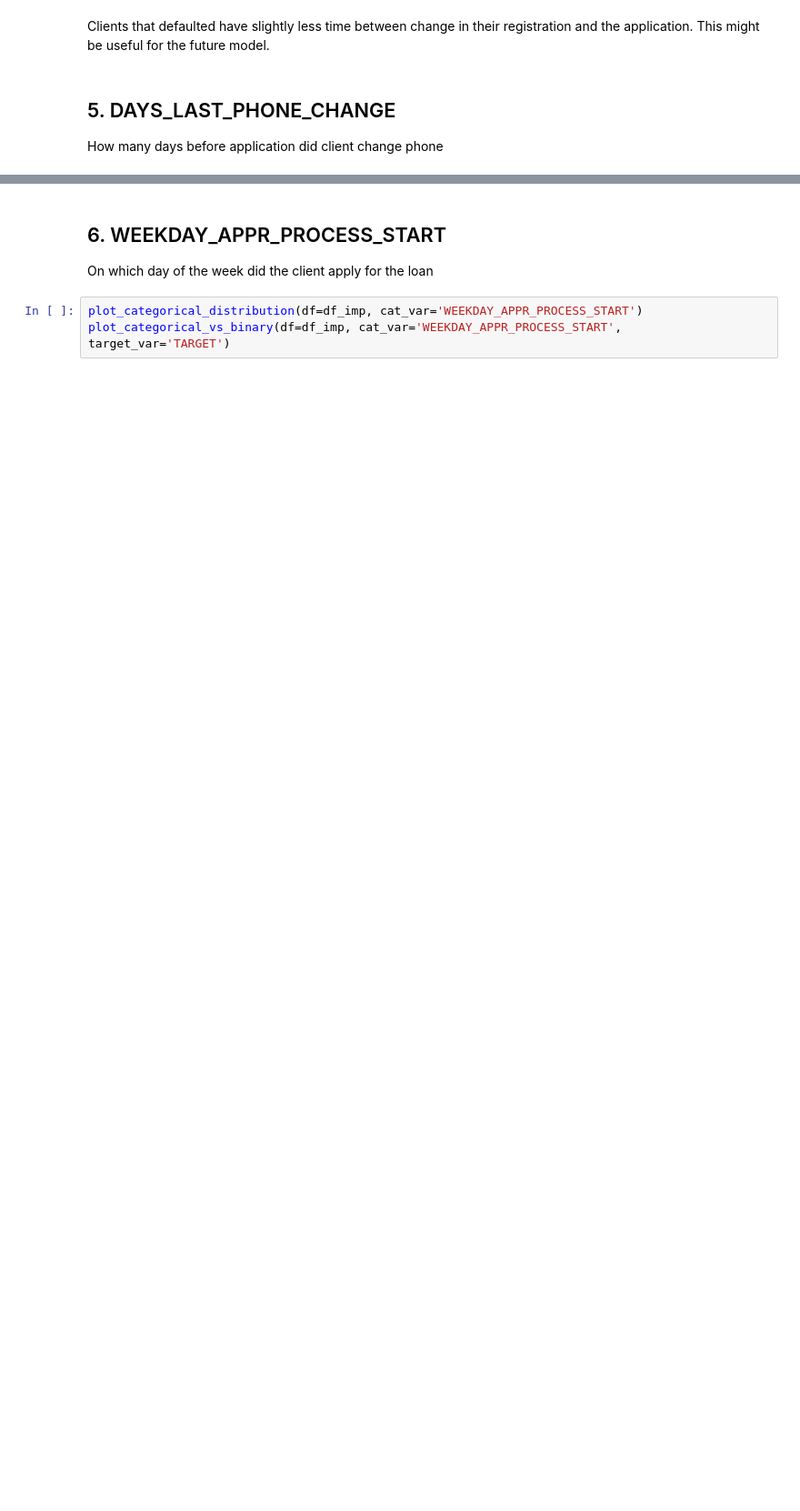
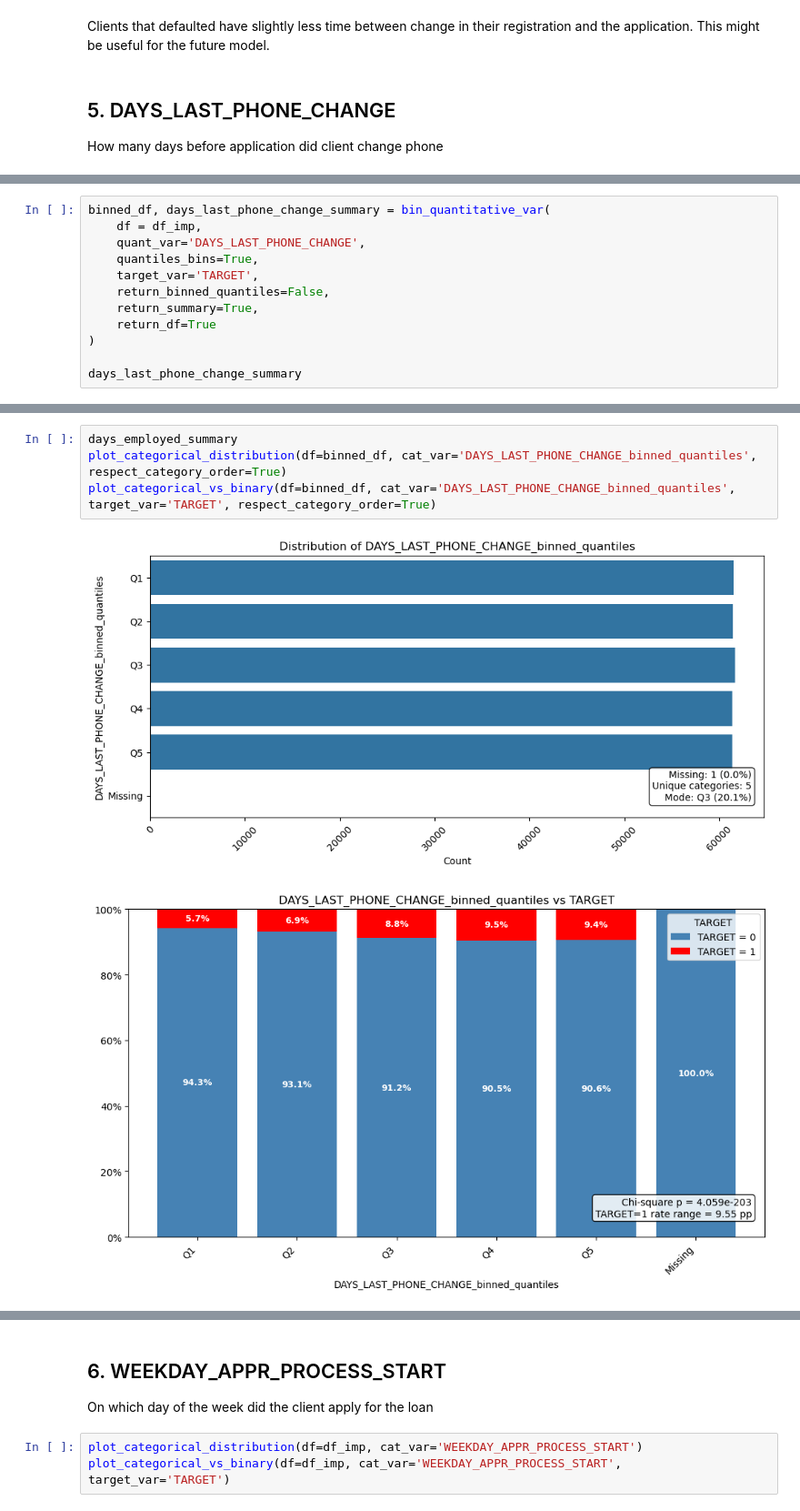
Before and after one commit to alek-ds/home-credit-default-risk-ak, a Jupyter notebook: notebooks/app_univariate_bivariate_app_process.ipynb, the cells around one changed output, grey strips where cells are left out. Shown at 91% size. Drawn from its saved outputs; the diff is of its cells as text; blank space fills up the shorter version.

```diff
--- a/notebooks/app_univariate_bivariate_app_process.ipynb
+++ b/notebooks/app_univariate_bivariate_app_process.ipynb
@@ -288,3 +384,15 @@ plot_quantitative_vs_binary(df=df_imp, quant_var='DAYS_LAST_PHONE_CHANGE', binar
 # %% [output]
 [figure]
 [figure]
+# %%
+binned_df, days_last_phone_change_summary = bin_quantitative_var(
+    df = df_imp,
+    quant_var='DAYS_LAST_PHONE_CHANGE',
+    quantiles_bins=True,
+    target_var='TARGET',
+    return_binned_quantiles=False,
+    return_summary=True,
+    return_df=True
+)
+
+days_last_phone_change_summary
@@ -291 +407,8 @@ plot_quantitative_vs_binary(df=df_imp, quant_var='DAYS_LAST_PHONE_CHANGE', binar
+# %%
+days_employed_summary
+plot_categorical_distribution(df=binned_df, cat_var='DAYS_LAST_PHONE_CHANGE_binned_quantiles', respect_category_order=True)
+plot_categorical_vs_binary(df=binned_df, cat_var='DAYS_LAST_PHONE_CHANGE_binned_quantiles', target_var='TARGET', respect_category_order=True)
+# %% [output]
+[figure, added]
+[figure, added]
 # %% [markdown]
```
Also changed, not shown: parts of 29 cells of this notebook.
